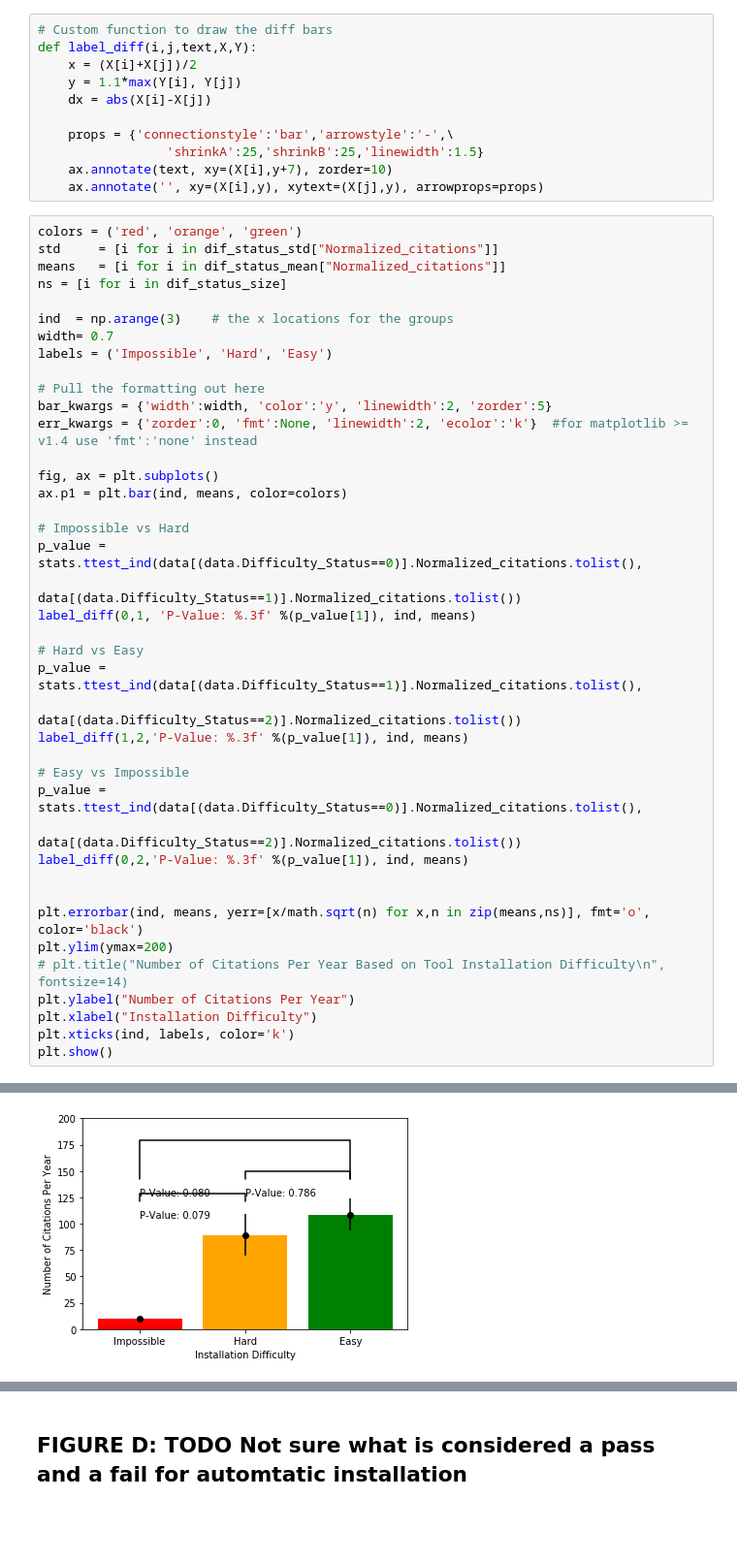
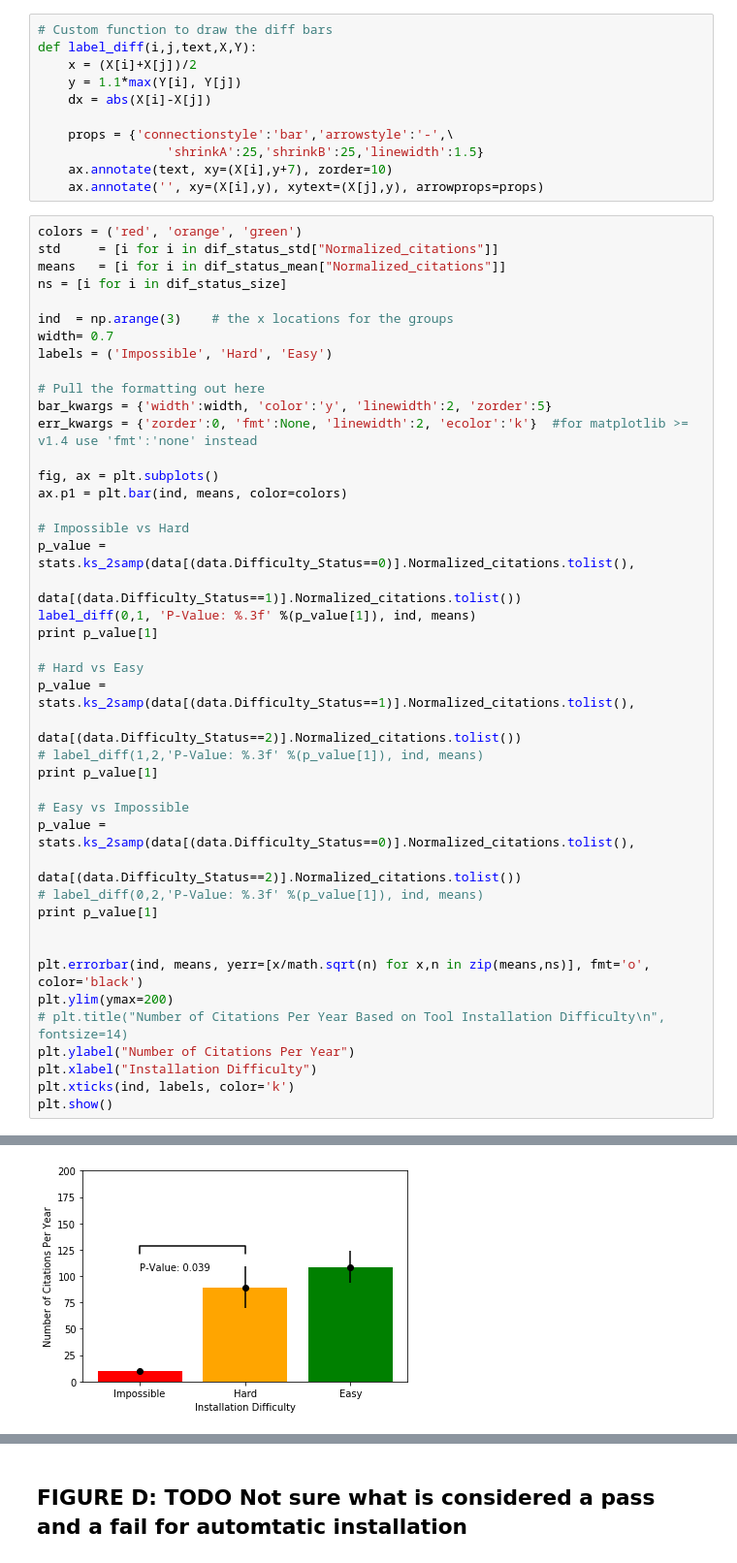
Before and after one commit to xubeisi/good.software, a Jupyter notebook: analysis/figure2_notebook.ipynb, the cells around one changed output, grey strips where cells are left out. Shown: that part at 97% size. Cells and saved outputs as stored; diff of their text form; blank space fills up the shorter version.

```diff
--- a/analysis/figure2_notebook.ipynb
+++ b/analysis/figure2_notebook.ipynb
@@ -207,19 +207,22 @@ fig, ax = plt.subplots()
 ax.p1 = plt.bar(ind, means, color=colors)
 
 # Impossible vs Hard
-p_value = stats.ttest_ind(data[(data.Difficulty_Status==0)].Normalized_citations.tolist(),
+p_value = stats.ks_2samp(data[(data.Difficulty_Status==0)].Normalized_citations.tolist(),
                          data[(data.Difficulty_Status==1)].Normalized_citations.tolist())
 label_diff(0,1, 'P-Value: %.3f' %(p_value[1]), ind, means)
+print p_value[1]
 
 # Hard vs Easy
-p_value = stats.ttest_ind(data[(data.Difficulty_Status==1)].Normalized_citations.tolist(),
+p_value = stats.ks_2samp(data[(data.Difficulty_Status==1)].Normalized_citations.tolist(),
                          data[(data.Difficulty_Status==2)].Normalized_citations.tolist())
-label_diff(1,2,'P-Value: %.3f' %(p_value[1]), ind, means)
+# label_diff(1,2,'P-Value: %.3f' %(p_value[1]), ind, means)
+print p_value[1]
 
 # Easy vs Impossible
-p_value = stats.ttest_ind(data[(data.Difficulty_Status==0)].Normalized_citations.tolist(),
+p_value = stats.ks_2samp(data[(data.Difficulty_Status==0)].Normalized_citations.tolist(),
                          data[(data.Difficulty_Status==2)].Normalized_citations.tolist())
-label_diff(0,2,'P-Value: %.3f' %(p_value[1]), ind, means)
+# label_diff(0,2,'P-Value: %.3f' %(p_value[1]), ind, means)
+print p_value[1]
 
 
 plt.errorbar(ind, means, yerr=[x/math.sqrt(n) for x,n in zip(means,ns)], fmt='o', color='black')
@@ -233 +239 @@ plt.show()
-[figure, old version]
+[figure, new version]
```
Also changed, not shown: parts of 8 cells of this notebook, 2 other files.
